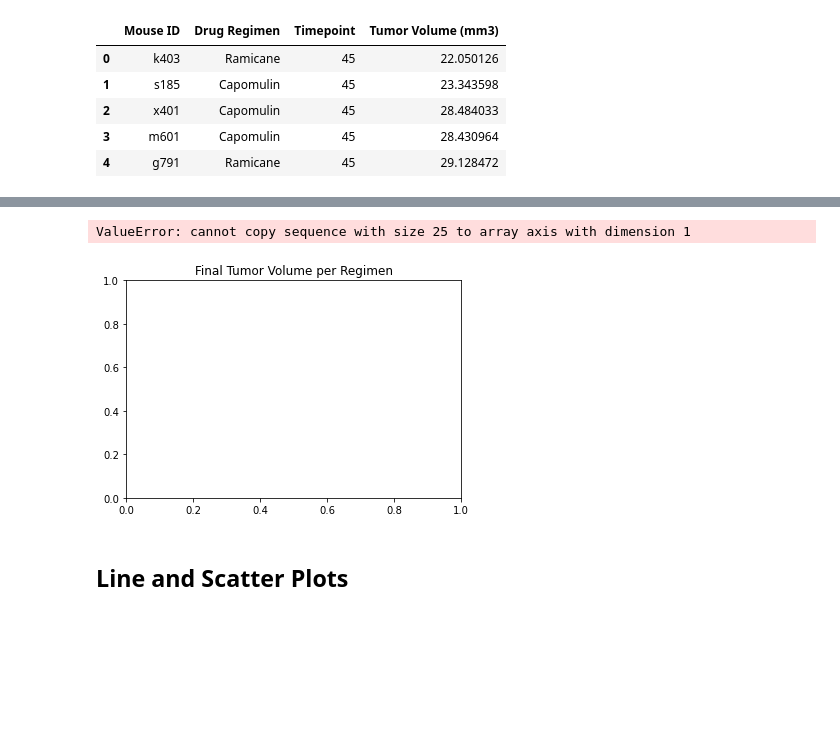
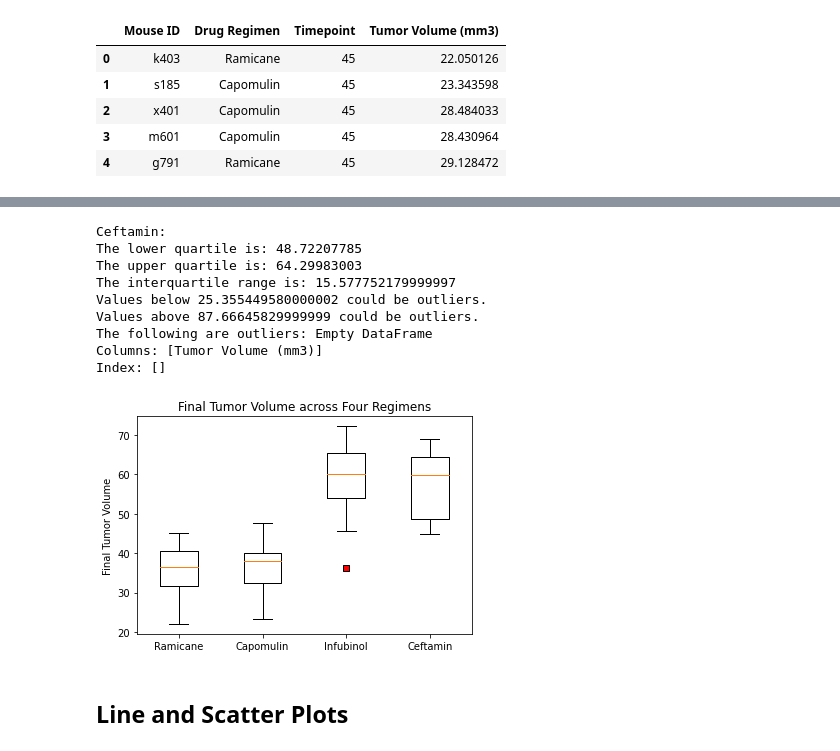
Before and after one commit to HDietrich416/Data-Bootcamp, a Jupyter notebook: Unit 5 - Matplotlib/Pymaceuticals_pymaceuticals.ipynb, the cells around one changed output, grey strips where cells are left out. Drawn from its saved outputs; the diff is of its cells as text; code cells hidden in the pictures; blank space fills up the shorter version.

```diff
--- a/Unit 5 - Matplotlib/Pymaceuticals_pymaceuticals.ipynb
+++ b/Unit 5 - Matplotlib/Pymaceuticals_pymaceuticals.ipynb
@@ -195,7 +195,7 @@ merged_four_drugs.head()
 # %%
 # Put treatments into a list for for loop (and later for plot labels)
 
-Treatments = ['Capomulin', 'Ramicane', 'Infubinol', 'Ceftamin']
+Treatments = ['Ramicane', 'Capomulin','Infubinol', 'Ceftamin']
 
 # Create empty list to fill with tumor vol data (for plotting)
 tumor_vol = []
@@ -237,13 +312,50 @@ Values above 94.04403868375002 could be outliers.
+# %%
+# Calculate the IQR and quantitatively determine if there are any potential outliers.
+# Determine outliers using upper and lower bounds
+
+#Ceftamin
+
+quartiles = Ceftamin_tv["Tumor Volume (mm3)"].quantile([.25,.5,.75])
+lowerq = quartiles[0.25]
+upperq = quartiles[0.75]
+iqr = upperq-lowerq
+
+lower_bound = lowerq - (1.5*iqr)
+upper_bound = upperq + (1.5*iqr)
+
+outlier_cef = Ceftamin_tv.loc[(Ceftamin_tv['Tumor Volume (mm3)'] < lower_bound) | (Ceftamin_tv['Tumor Volume (mm3)'] > upper_bound)]
+
+print("Ceftamin:")
+print(f"The lower quartile is: {lowerq}")
+print(f"The upper quartile is: {upperq}")
+print(f"The interquartile range is: {iqr}")
+
+print(f"Values below {lower_bound} could be outliers.")
+print(f"Values above {upper_bound} could be outliers.")
+
+print(f"The following are outliers: {outlier_cef}")
+# %% [output]
+Ceftamin:
+The lower quartile is: 48.72207785
+The upper quartile is: 64.29983003
+The interquartile range is: 15.577752179999997
+Values below 25.355449580000002 could be outliers.
+Values above 87.66645829999999 could be outliers.
+The following are outliers: Empty DataFrame
+Columns: [Tumor Volume (mm3)]
+Index: []
 # %%
 # Generate a box plot of the final tumor volume of each mouse across four regimens of interest
 
-data = [Ramicane_tv, Capomulin_tv, Infubinol_tv, Ceftamin_tv ]
-fig7, ax7 = plt.subplots()
-ax7.set_title('Final Tumor Volume per Regimen')
-ax7.boxplot(data)
+red_square = dict(markerfacecolor='r', marker='s')
+data = [Ramicane_tv["Tumor Volume (mm3)"], Capomulin_tv["Tumor Volume (mm3)"], Infubinol_tv["Tumor Volume (mm3)"], Ceftamin_tv["Tumor Volume (mm3)"]]
+fig1, ax1 = plt.subplots()
+ax1.boxplot(data, labels = Treatments, flierprops=red_square)
+ax1.set_title('Final Tumor Volume across Four Regimens')
+plt.ylabel("Final Tumor Volume")
+plt.show()
 # %% [output]
-ValueError: cannot copy sequence with size 25 to array axis with dimension 1
-[figure, old version]
+[figure, new version]
 # %% [markdown]
 ## Line and Scatter Plots
 # %%
```
Also changed, not shown: parts of 5 cells of this notebook.
